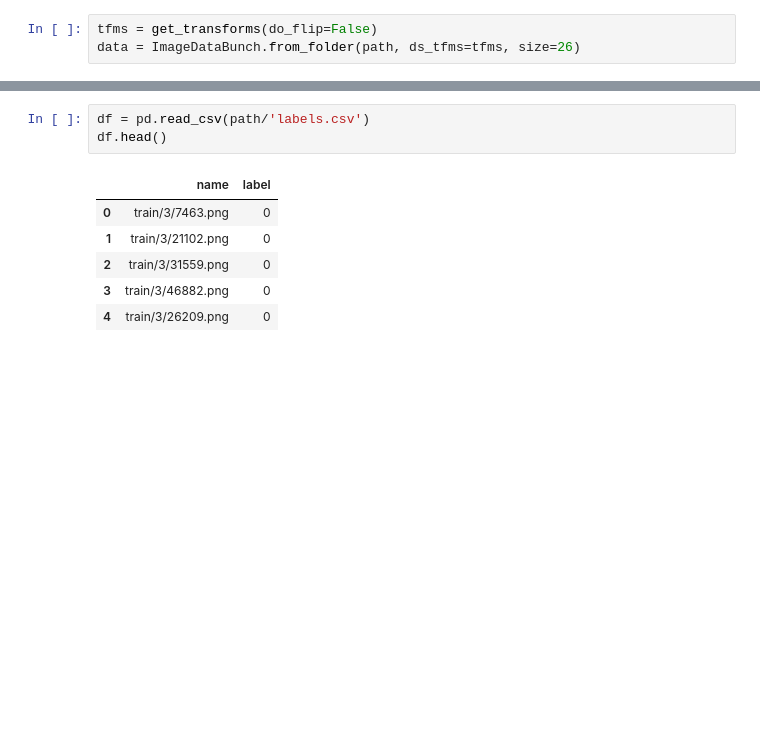
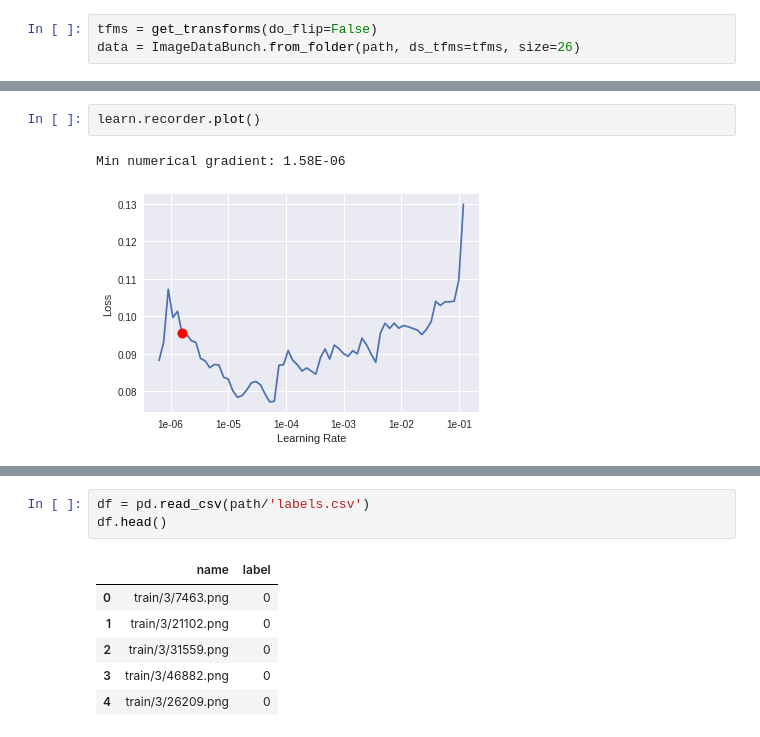
Before and after one commit to cyuancheng/fastai_v3, a Jupyter notebook: lesson1_pets.ipynb, the cells around one changed output, grey strips where cells are left out. Saved outputs shown, nothing was run; the diff lists cells and outputs as text; blank space fills up the shorter version.

```diff
--- a/lesson1_pets.ipynb
+++ b/lesson1_pets.ipynb
@@ -309,0 +316,5 @@ epoch  train_loss  valid_loss  accuracy
+# %%
+learn.recorder.plot()
+# %% [output]
+Min numerical gradient: 1.58E-06
+[figure, added]
```
Also changed, not shown: parts of 12 cells of this notebook.
